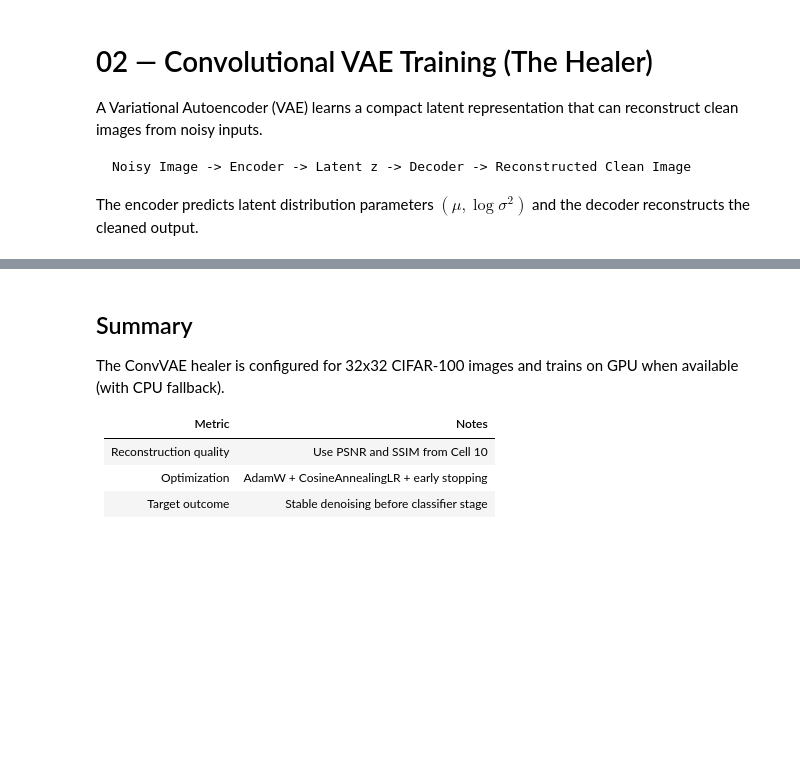
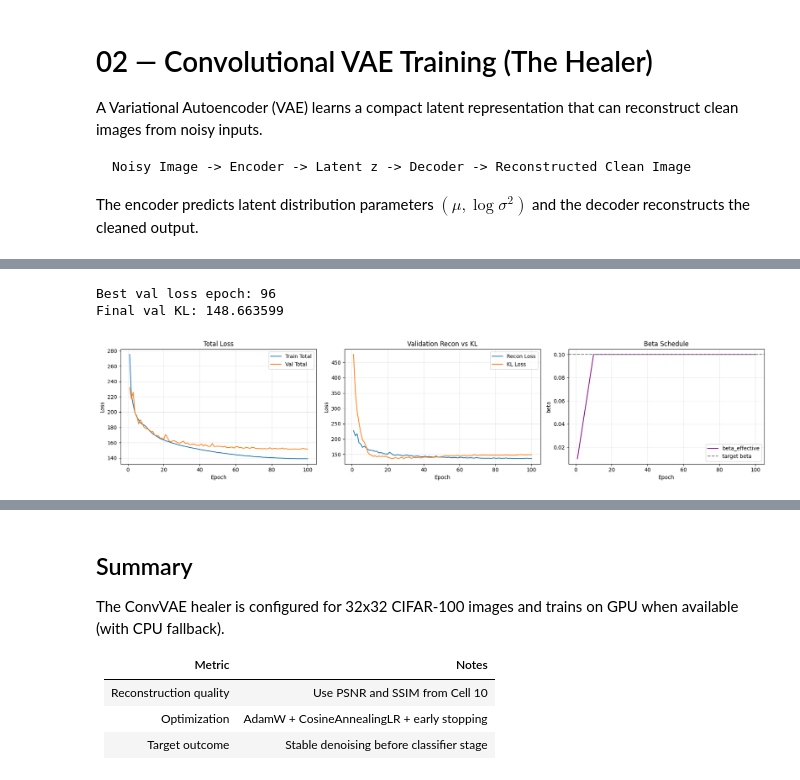
Before and after one commit to RushikeshMasalkar/SelfHealingNN, a Jupyter notebook: notebooks/02_ConvVAE_Training.ipynb, the cells around one changed output, grey strips where cells are left out. Drawn from its saved outputs; the diff is of its cells as text; code cells hidden in the pictures; blank space fills up the shorter version.

```diff
--- a/notebooks/02_ConvVAE_Training.ipynb
+++ b/notebooks/02_ConvVAE_Training.ipynb
@@ -82,25 +188,44 @@ print('History keys:', history.keys())
 # %%
 epochs = np.arange(1, len(history['train_loss']) + 1)
 
-fig, axes = plt.subplots(1, 2, figsize=(14, 4))
+fig, axes = plt.subplots(1, 3, figsize=(18, 4))
 axes[0].plot(epochs, history['train_loss'], label='Train Total')
 axes[0].plot(epochs, history['val_loss'], label='Val Total')
 axes[0].set_title('Total Loss')
 axes[0].set_xlabel('Epoch')
 axes[0].set_ylabel('Loss')
 axes[0].legend()
 axes[0].grid(alpha=0.3)
 
 axes[1].plot(epochs, history['val_recon'], label='Recon Loss')
 axes[1].plot(epochs, history['val_kl'], label='KL Loss')
 axes[1].set_title('Validation Recon vs KL')
 axes[1].set_xlabel('Epoch')
 axes[1].set_ylabel('Loss')
 axes[1].legend()
 axes[1].grid(alpha=0.3)
 
+if 'beta_effective' in history:
+    axes[2].plot(epochs, history['beta_effective'], color='purple', label='beta_effective')
+    axes[2].axhline(config['vae']['beta'], linestyle='--', color='gray', label='target beta')
+    axes[2].set_title('Beta Schedule')
+    axes[2].set_xlabel('Epoch')
+    axes[2].set_ylabel('beta')
+    axes[2].legend()
+    axes[2].grid(alpha=0.3)
+else:
+    axes[2].axis('off')
+
+best_epoch = int(np.argmin(history['val_loss']) + 1)
+print(f'Best val loss epoch: {best_epoch}')
+print(f'Final val KL: {history["val_kl"][-1]:.6f}')
+
 plt.tight_layout()
 plt.show()
+# %% [output]
+Best val loss epoch: 96
+Final val KL: 148.663599
+[figure, added]
 # %%
 from src.dataset import get_dataloaders
 
```
Also changed, not shown: parts of 7 cells of this notebook, 24 other files.
